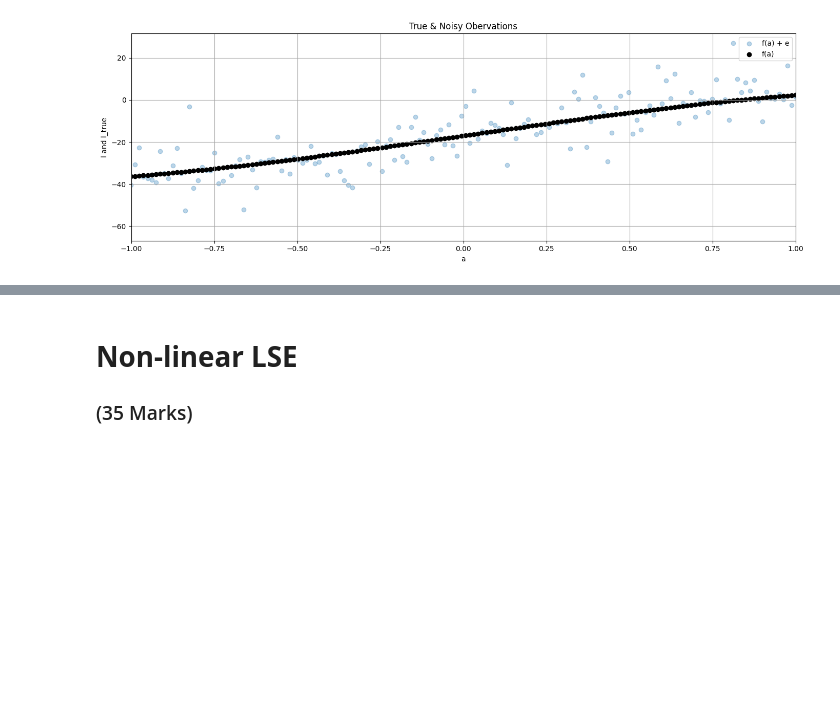
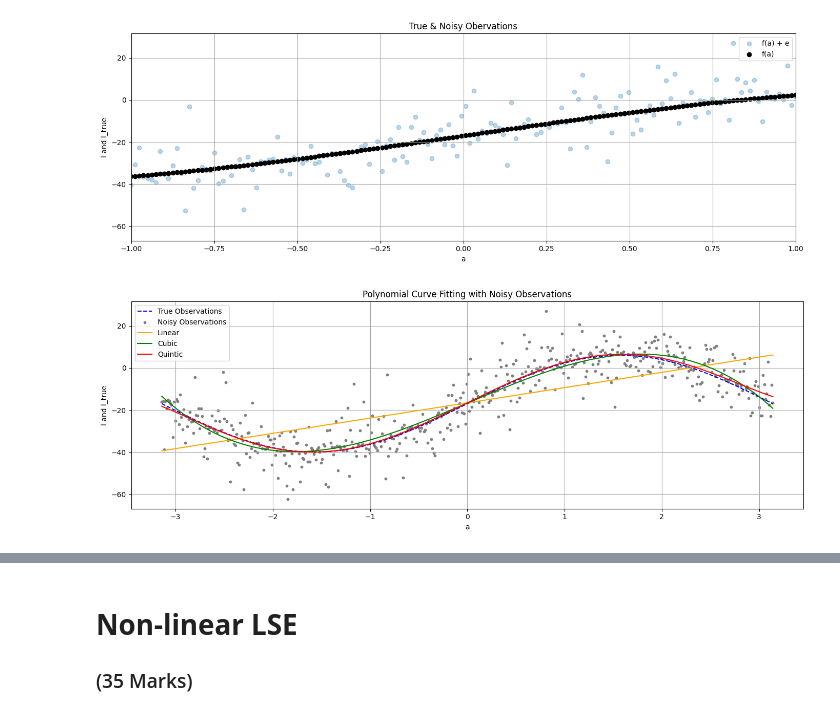
Before and after one commit to MusadSaiyed7/engg680_2024_fall, a Jupyter notebook: Lab_Assignment2/Assignment2.ipynb, the cells around one changed output, grey strips where cells are left out. Saved outputs shown, nothing was run; the diff lists cells and outputs as text; code cells hidden in the pictures; blank space fills up the shorter version.

```diff
--- a/Lab_Assignment2/Assignment2.ipynb
+++ b/Lab_Assignment2/Assignment2.ipynb
@@ -184,16 +184,27 @@ quintic_uw = np.polyval(returned_values[5]['estimated_polynomial_coefficients'][
 # %%
 # step 8
 # use the matplotlib to plot each polynomial function, noisy observations l, true observations l_true, together in one single figure
 # for the polynomials of line, cubic and quintic, use color of orange, green and red respectively.
 # (2 marks)
 
 fig, ax = plt.subplots(nrows=1, ncols=1, figsize=(14, 5))
-# ...
 
+ax.plot(a, l_true, label='True Observations', color='blue', linestyle='--')
+ax.scatter(a, l, color='gray', label='Noisy Observations', s=10)
+
+ax.plot(a, line_uw, color='orange', label='Linear')
+ax.plot(a, cubic_uw, color='green', label='Cubic')
+ax.plot(a, quintic_uw, color='red', label='Quintic')
+
+ax.set_title('Polynomial Curve Fitting with Noisy Observations')
+ax.set_xlabel('a')
+ax.set_ylabel('l and l_true')
+ax.legend()
 
 ax.grid(True, which='both',ls='-',color='0.65')
-
 fig.tight_layout()
+# %% [output]
+[figure, added]
 # %%
 # step 9
 # print the a posterier variance factor for each polynomial function
```
Also changed, not shown: parts of 2 cells of this notebook.
